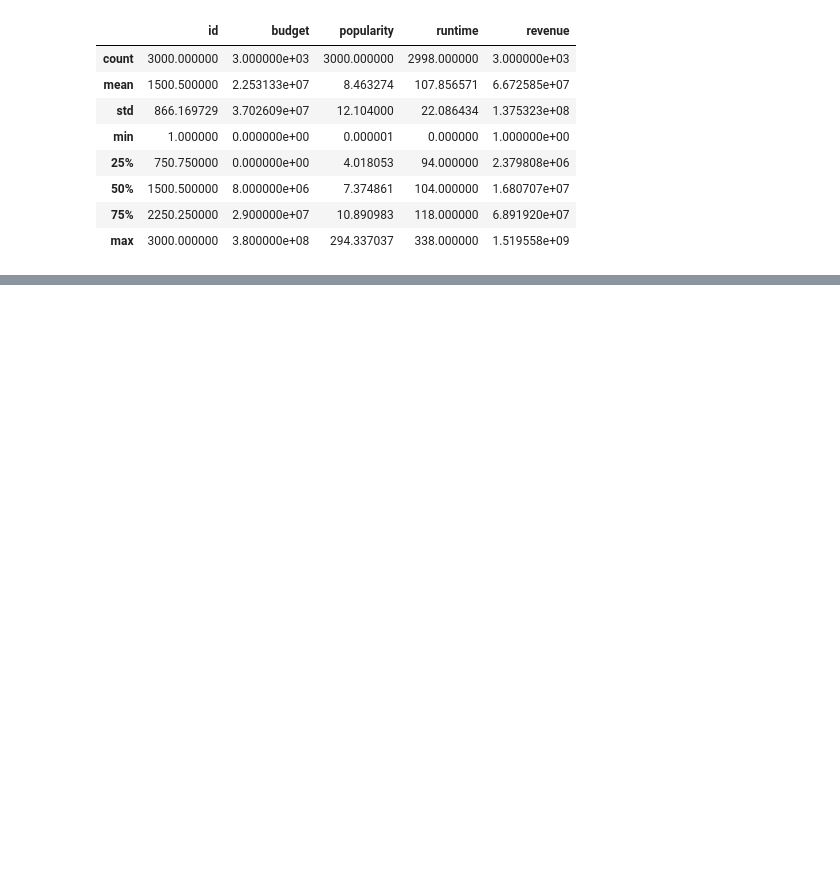
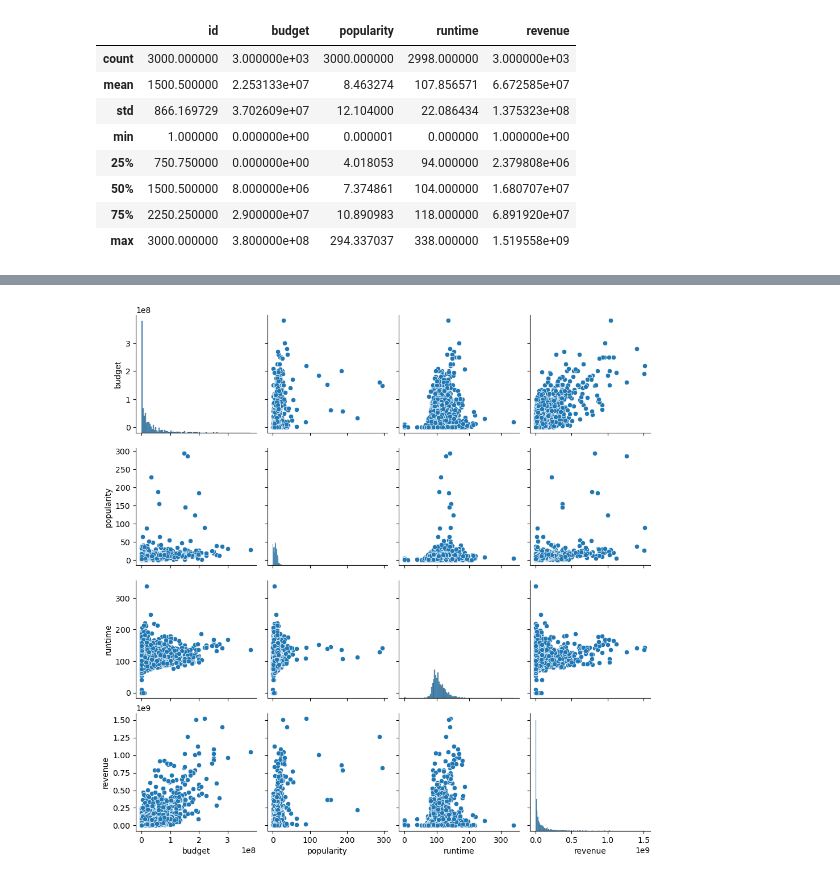
Before and after one commit to ntcong4700/EKI_del_Pino, a Jupyter notebook: 3. Aufgabe ML Regression/TMDB/TMDB.ipynb, the cells around one changed output, grey strips where cells are left out. Saved outputs shown, nothing was run; the diff lists cells and outputs as text; code cells hidden in the pictures; blank space fills up the shorter version.

```diff
--- a/3. Aufgabe ML Regression/TMDB/TMDB.ipynb
+++ b/3. Aufgabe ML Regression/TMDB/TMDB.ipynb
@@ -38,0 +169,5 @@ train_data.describe()
+# %%
+sns.pairplot(train_data[['budget', 'popularity', 'runtime', 'revenue']])
+plt.show()
+# %% [output]
+[figure, added]
```
Also changed, not shown: parts of 29 cells of this notebook, 2 other files.
